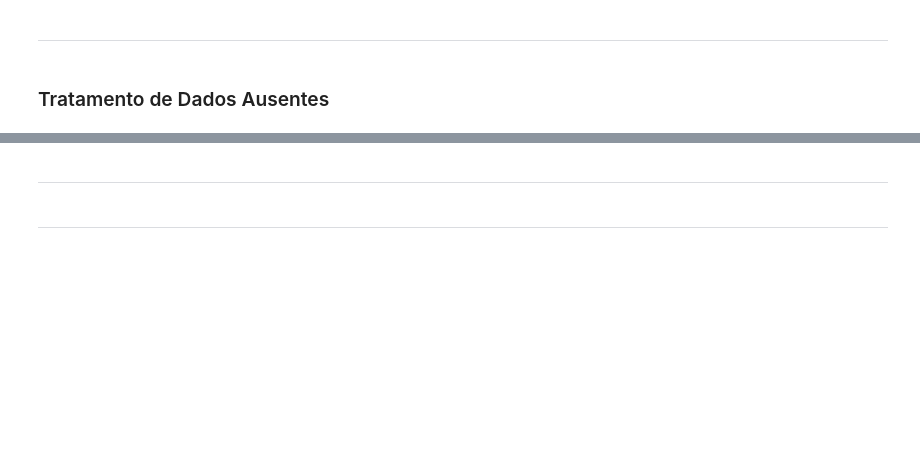
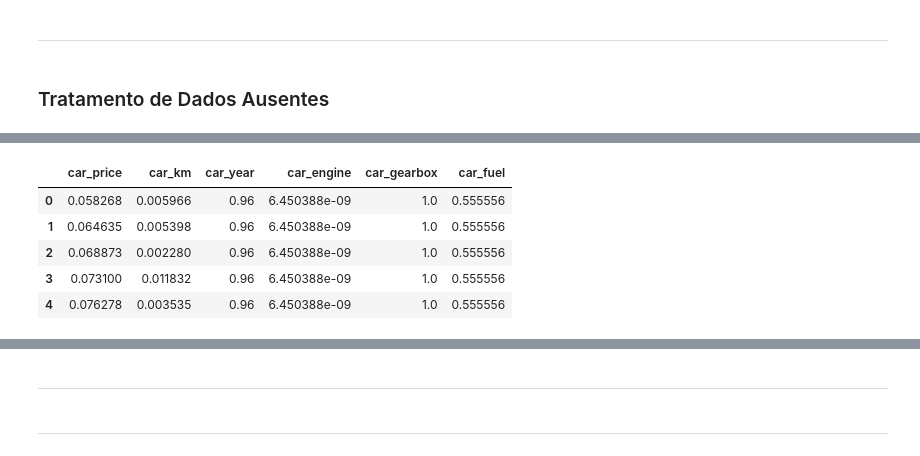
Before and after one commit to V1ct0rC/analise-seminovos-recife, a Jupyter notebook: TAGDI_Projeto_1.ipynb, the cells around one changed output, grey strips where cells are left out. Cells and saved outputs as stored; diff of their text form; code cells hidden in the pictures; blank space fills up the shorter version.

```diff
--- a/TAGDI_Projeto_1.ipynb
+++ b/TAGDI_Projeto_1.ipynb
@@ -173,0 +204,12 @@ dtype: int64
+# %%
+min_max_scaler = MinMaxScaler()
+df_fill_norm = min_max_scaler.fit_transform(df_fill)
+df_fill_norm = pd.DataFrame(df_fill_norm, columns=df_fill.columns)
+df_fill_norm.head()
+# %% [output]
+|  | car_price | car_km | car_year | car_engine | car_gearbox | car_fuel |
+| 0 | 0.058268 | 0.005966 | 0.96 | 6.450388e-09 | 1.0 | 0.555556 |
+| 1 | 0.064635 | 0.005398 | 0.96 | 6.450388e-09 | 1.0 | 0.555556 |
+| 2 | 0.068873 | 0.002280 | 0.96 | 6.450388e-09 | 1.0 | 0.555556 |
+| 3 | 0.073100 | 0.011832 | 0.96 | 6.450388e-09 | 1.0 | 0.555556 |
+| 4 | 0.076278 | 0.003535 | 0.96 | 6.450388e-09 | 1.0 | 0.555556 |
```
Also changed, not shown: parts of 17 cells of this notebook.
